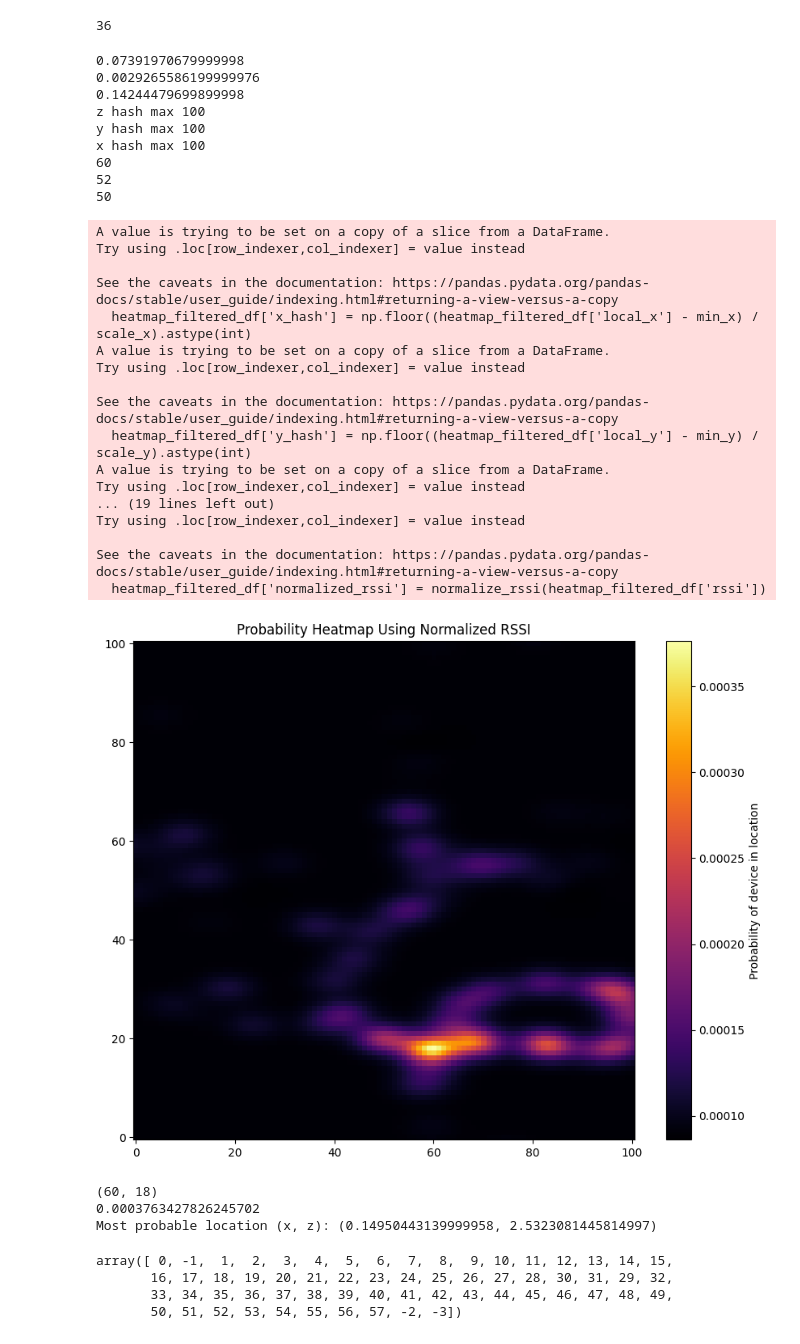
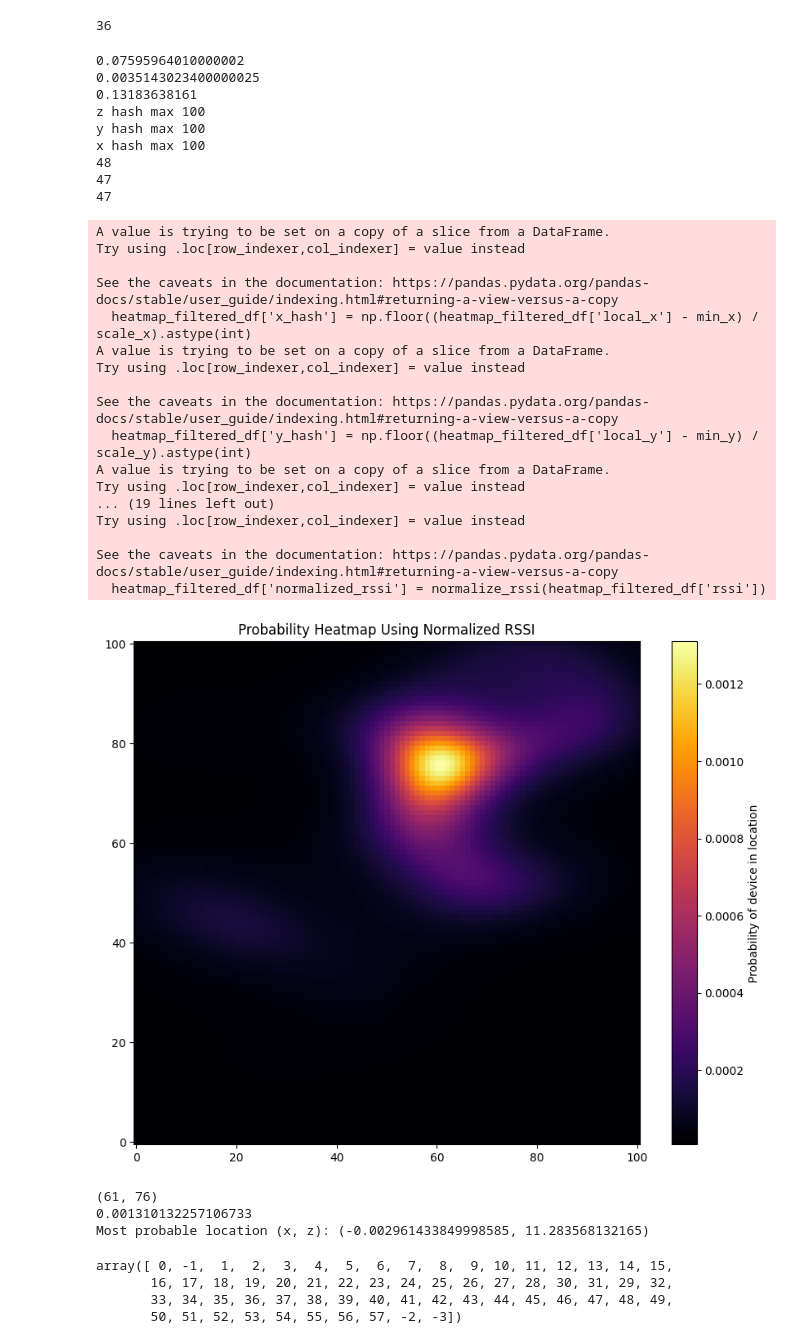
Before and after one commit to MehmetOzaslan/WheresMyStalker, a Jupyter notebook: Assets/OfflineAnalysis/ble_sniffer.ipynb, the cells around one changed output. Saved outputs shown, nothing was run; the diff lists cells and outputs as text; code cells hidden in the pictures.

```diff
--- a/Assets/OfflineAnalysis/ble_sniffer.ipynb
+++ b/Assets/OfflineAnalysis/ble_sniffer.ipynb
@@ -162,5 +166,5 @@ len(df['address'].unique())
 # %%
-heatmap_filtered_df = df[df['address'] == "CD:A4:CF:45:F7:FF"]
+heatmap_filtered_df = df[df['address'] == "D2:9C:BC:1C:45:69"]
 # %%
 dim_size = 100
 
@@ -227,15 +231,15 @@ heatmap_probabilities = np.zeros((dim_size+1, dim_size+1))
 
 #         def get_distance_p(x, z, df):
 # %% [output]
-0.07391970679999998
-0.0029265586199999976
-0.14244479699899998
+0.07595964010000002
+0.0035143023400000025
+0.13183638161
 z hash max 100
 y hash max 100
 x hash max 100
-60
-52
-50
+48
+47
+47
 A value is trying to be set on a copy of a slice from a DataFrame.
 Try using .loc[row_indexer,col_indexer] = value instead
 
@@ -264,8 +268,8 @@ w = heatmap_filtered_df['normalized_rssi'].to_numpy(float)
 px = heatmap_filtered_df['local_x'].to_numpy(float)
 pz = heatmap_filtered_df['local_z'].to_numpy(float)
 
-ell = 0.3
-beta = 0.5
+ell = 1
+beta = 0.8
 
 logW = np.empty((dim_size+1, dim_size+1), float)
 
@@ -274,37 +278,37 @@ for i, x in enumerate(x_centers):
         d2 = (px - x)**2 + (pz - z)**2
         #softmax
         score = np.sum(w * np.exp(-0.5 * d2 / (ell**2)))
         logW[i,j] = beta * score
 
 logW -= logW.max()
 W = np.exp(logW)
 heatmap_probabilities = W / (W.sum() + 1e-12)
 
 
 import matplotlib.pyplot as plt
 
 plt.figure(figsize=(10, 8))
 plt.imshow(heatmap_probabilities.T, origin='lower', aspect='auto', cmap='inferno')
 plt.colorbar(label='Probability of device in location')
 plt.title('Probability Heatmap Using Normalized RSSI')
 plt.show()
 
 
 max_prob_idx = np.unravel_index(np.argmax(heatmap_probabilities), heatmap_probabilities.shape)
 print(max_prob_idx)
 print(heatmap_probabilities[max_prob_idx])
 
 max_x_idx, max_z_idx = max_prob_idx
 
 max_x_pos = min_x + (max_x_idx + 0.5) * scale_x
 max_z_pos = min_z + (max_z_idx + 0.5) * scale_z
 
 print("Most probable location (x, z):", (max_x_pos, max_z_pos))
 # %% [output]
-[figure, old version]
+[figure, new version]
-(60, 18)
-0.0003763427826245702
-Most probable location (x, z): (0.14950443139999958, 2.5323081445814997)
+(61, 76)
+0.001310132257106733
+Most probable location (x, z): (-0.002961433849998585, 11.283568132165)
 # %%
 df['z_hash'].unique()
 # %% [output]
```
Also changed, not shown: parts of 1 cell of this notebook, 33 other files.
